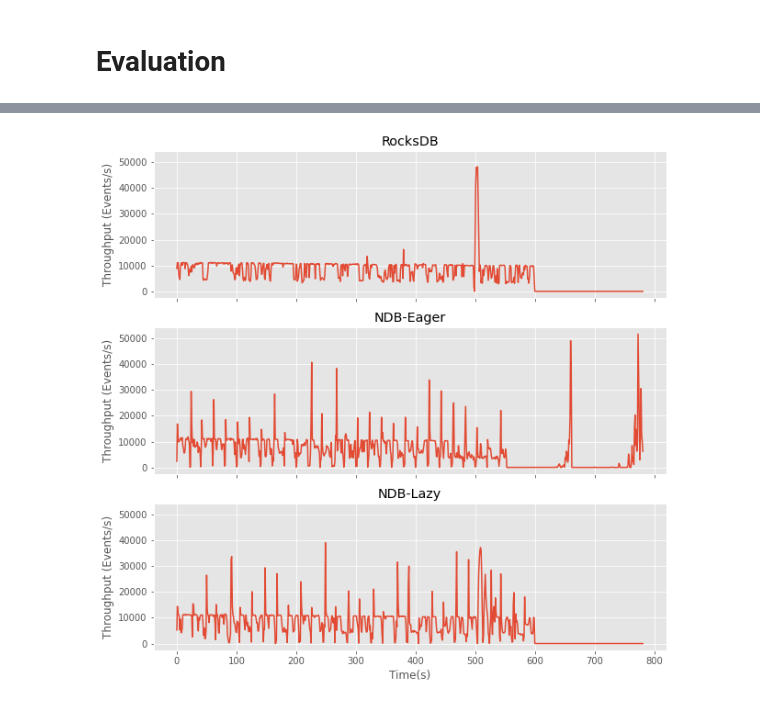
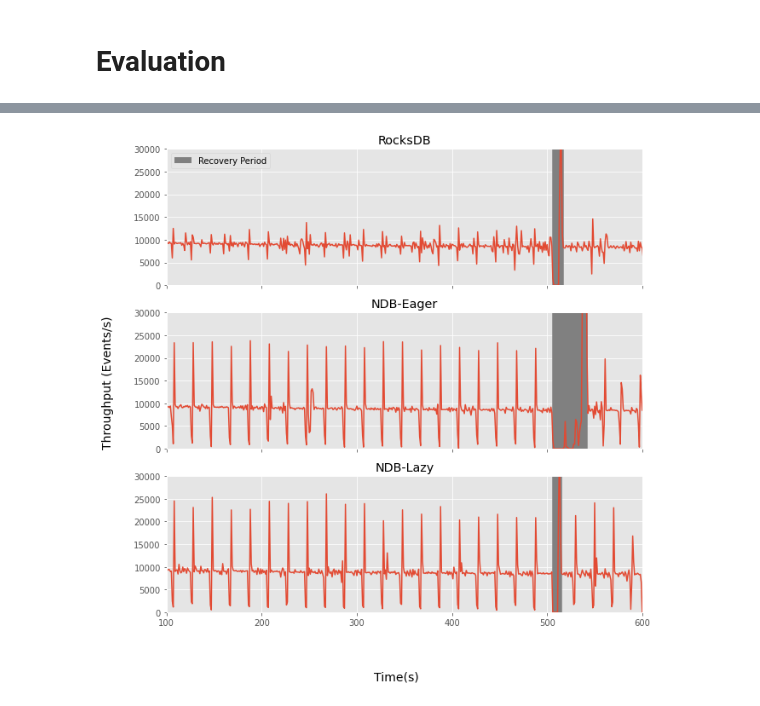
Before and after one commit to ChristopherGustafson/statefun-ndb-benchmark, a Jupyter notebook: evaluator/evaluator-general.ipynb, the cells around one changed output, grey strips where cells are left out. Cells and saved outputs as stored; diff of their text form; code cells hidden in the pictures.

```diff
--- a/evaluator/evaluator-general.ipynb
+++ b/evaluator/evaluator-general.ipynb
@@ -20,10 +21,8 @@ ndb_eager_df = pd.read_json(ndb_eager_filepath, lines=True)
 initial_timestamp = ndb_eager_df["inputKafkaTimestamp"].min()
 ndb_eager_df["latency"] = ndb_eager_df["outputKafkaTimestamp"] - ndb_eager_df["inputKafkaTimestamp"]
 # Start time of event in seconds, counted from initial event, convert to int to create 1 second buckets
-ndb_eager_df["startTimeBucket"] = ((ndb_eager_df["inputKafkaTimestamp"] - initial_timestamp)/1000).astype(int)
-ndb_eager_df["endTimeBucket"] = ((ndb_eager_df["outputKafkaTimestamp"] - initial_timestamp)/1000).astype(int)
-ndb_eager_df["startTimeBucketTen"] = (ndb_eager_df["startTimeBucket"]/10)*10
-ndb_eager_df["endTimeBucketTen"] = (ndb_eager_df["endTimeBucket"]/10)*10
+ndb_eager_df["startTimeBucket"] = ((ndb_eager_df["inputKafkaTimestamp"] - initial_timestamp)/1000).astype(int)+8
+ndb_eager_df["endTimeBucket"] = ((ndb_eager_df["outputKafkaTimestamp"] - initial_timestamp)/1000).astype(int)+8
 
 ndb_lazy_df = pd.read_json(ndb_lazy_filepath, lines=True)
 
@@ -32,28 +31,13 @@ ndb_lazy_df["latency"] = ndb_lazy_df["outputKafkaTimestamp"] - ndb_lazy_df["inpu
 # Start time of event in seconds, counted from initial event, convert to int to create 1 second buckets
 ndb_lazy_df["startTimeBucket"] = ((ndb_lazy_df["inputKafkaTimestamp"] - initial_timestamp)/1000).astype(int)
 ndb_lazy_df["endTimeBucket"] = ((ndb_lazy_df["outputKafkaTimestamp"] - initial_timestamp)/1000).astype(int)
-ndb_lazy_df["startTimeBucketTen"] = (ndb_lazy_df["startTimeBucket"]/10)*10
-ndb_lazy_df["endTimeBucketTen"] = (ndb_lazy_df["endTimeBucket"]/10)*10
 
 rocksdb_df = pd.read_json(rocksdb_filepath, lines=True)
 
 initial_timestamp = rocksdb_df["inputKafkaTimestamp"].min()
 rocksdb_df["latency"] = rocksdb_df["outputKafkaTimestamp"] - rocksdb_df["inputKafkaTimestamp"]
 # Start time of event in seconds, counted from initial event, convert to int to create 1 second buckets
-rocksdb_df["startTimeBucket"] = ((rocksdb_df["inputKafkaTimestamp"] - initial_timestamp)/1000).astype(int)
-rocksdb_df["endTimeBucket"] = ((rocksdb_df["outputKafkaTimestamp"] - initial_timestamp)/1000).astype(int)
-rocksdb_df["startTimeBucketTen"] = (rocksdb_df["startTimeBucket"]/10)*10
-rocksdb_df["endTimeBucketTen"] = (rocksdb_df["endTimeBucket"]/10)*10
-
-
-
-#rocksdb_full_df = pd.read_json(rocksdb_full_filepath, lines=True)
-#initial_timestamp = rocksdb_full_df["inputKafkaTimestamp"].min()
-#rocksdb_full_df["latency"] = rocksdb_full_df["outputKafkaTimestamp"] - rocksdb_full_df["inputKafkaTimestamp"]
-# Start time of event in seconds, counted from initial event, convert to int to create 1 second buckets
-#rocksdb_full_df["startTimeBucket"] = ((rocksdb_full_df["inputKafkaTimestamp"] - initial_timestamp)/1000).astype(int)
-#rocksdb_full_df["endTimeBucket"] = ((rocksdb_full_df["outputKafkaTimestamp"] - initial_timestamp)/1000).astype(int)
-#rocksdb_full_df["startTimeBucketTen"] = (rocksdb_full_df["startTimeBucket"]/10)*10
-#rocksdb_full_df["endTimeBucketTen"] = (rocksdb_full_df["endTimeBucket"]/10)*10
+rocksdb_df["startTimeBucket"] = ((rocksdb_df["inputKafkaTimestamp"] - initial_timestamp)/1000).astype(int)+2
+rocksdb_df["endTimeBucket"] = ((rocksdb_df["outputKafkaTimestamp"] - initial_timestamp)/1000).astype(int)+2
 # %%
 pd.set_option('float_format', '{:f}'.format)
@@ -129,42 +122,40 @@ plt.savefig("/home/christopher/Workspace/statefun-ndb-benchmark/evaluator/figure
 ndb_max = ndb_eager_df["endTimeBucket"].max()
 rocksdb_max = rocksdb_df["endTimeBucket"].max()
 x_max = max(ndb_max, rocksdb_max)
 
-#plt.xlim(490, 540)
-
-# Add line when failure happens
-#plt.axvline(x=444, color="grey", dashes=(10.0, 10.0))
-
 # Data plotting
 
 fig, axs = plt.subplots(3, sharex=True, sharey=True)
 fig.set_figheight(10)
 fig.set_figwidth(10)
+axs[0].legend([Patch(facecolor='gray',label='Recovery Period')], ["Recovery Period"])
+fig.supylabel("Throughput (Events/s)", size="14")
+fig.supxlabel("Time(s)", size="14")
 
 
 p = rocksdb_df.groupby("endTimeBucket")["latency"].count()
 p = p.reindex(range(0, x_max), fill_value=0)
 axs[0].plot(p, label="rocksdb")
 axs[0].set_title("RocksDB")
-axs[0].set_ylabel("Throughput (Events/s)")
+axs[0].axvspan(505, 517, color="grey")
+axs[0].set_xlim(100, 600)
+axs[0].set_ylim(0, 30000)
 
 p = ndb_eager_df.groupby("endTimeBucket")["latency"].count()
 p = p.reindex(range(0, x_max), fill_value=0)
 axs[1].plot(p, label="ndb-eager")
 axs[1].set_title("NDB-Eager")
-axs[1].set_ylabel("Throughput (Events/s)")
+axs[1].axvspan(505, 542, color="grey")
 
 p = ndb_lazy_df.groupby("endTimeBucket")["latency"].count()
 p = p.reindex(range(0, x_max), fill_value=0)
 axs[2].plot(p, label="ndb-lazy")
 axs[2].set_title("NDB-Lazy")
-axs[2].set_ylabel("Throughput (Events/s)")
-axs[2].set_xlabel("Time(s)")
-
+axs[2].axvspan(505, 515, color="grey")
 
 #p = rocksdb_full_df.groupby("endTimeBucket")["latency"].count()
 #p = p.reindex(range(0, x_max), fill_value=0)
 #plt.plot(p, label="rocksdb-full")
-plt.savefig("/home/christopher/Workspace/statefun-ndb-benchmark/evaluator/figures/throughput.png")
+plt.savefig("/home/christopher/Workspace/statefun-ndb-benchmark/evaluator/figures/throughput.svg")
 # %% [output]
-[figure, old version]
+[figure, new version]
```
Also changed, not shown: parts of 4 cells of this notebook, 4 other files.
